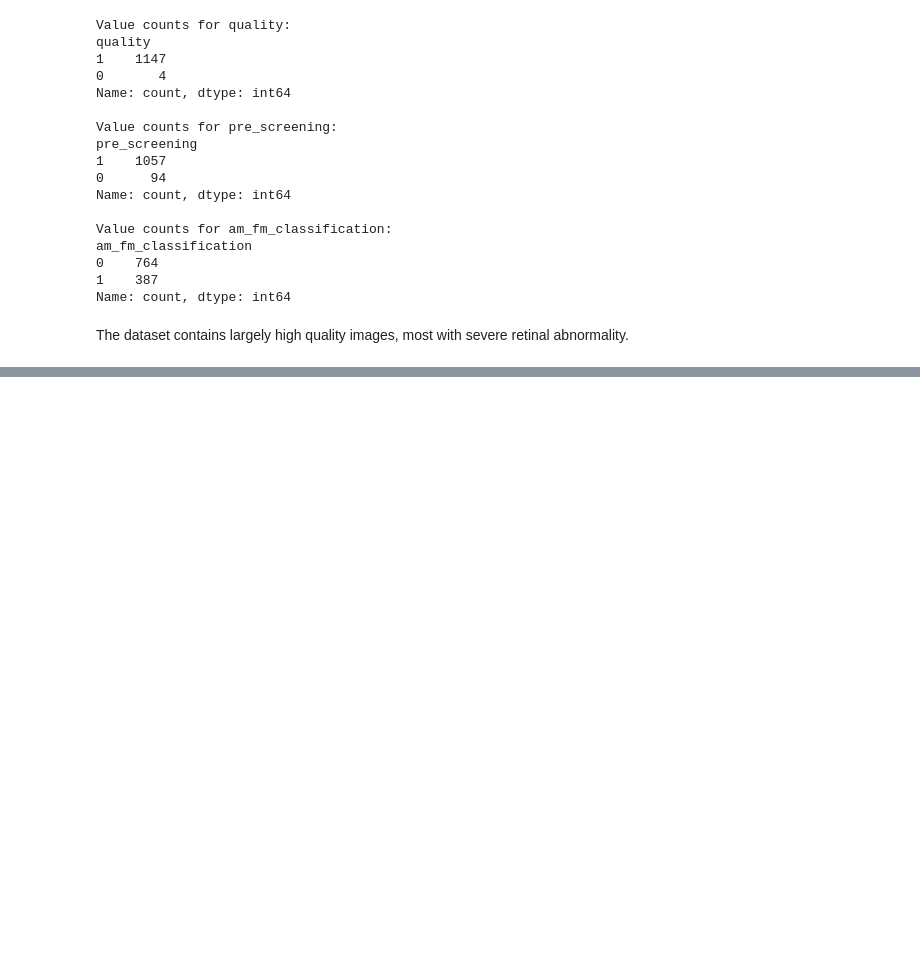
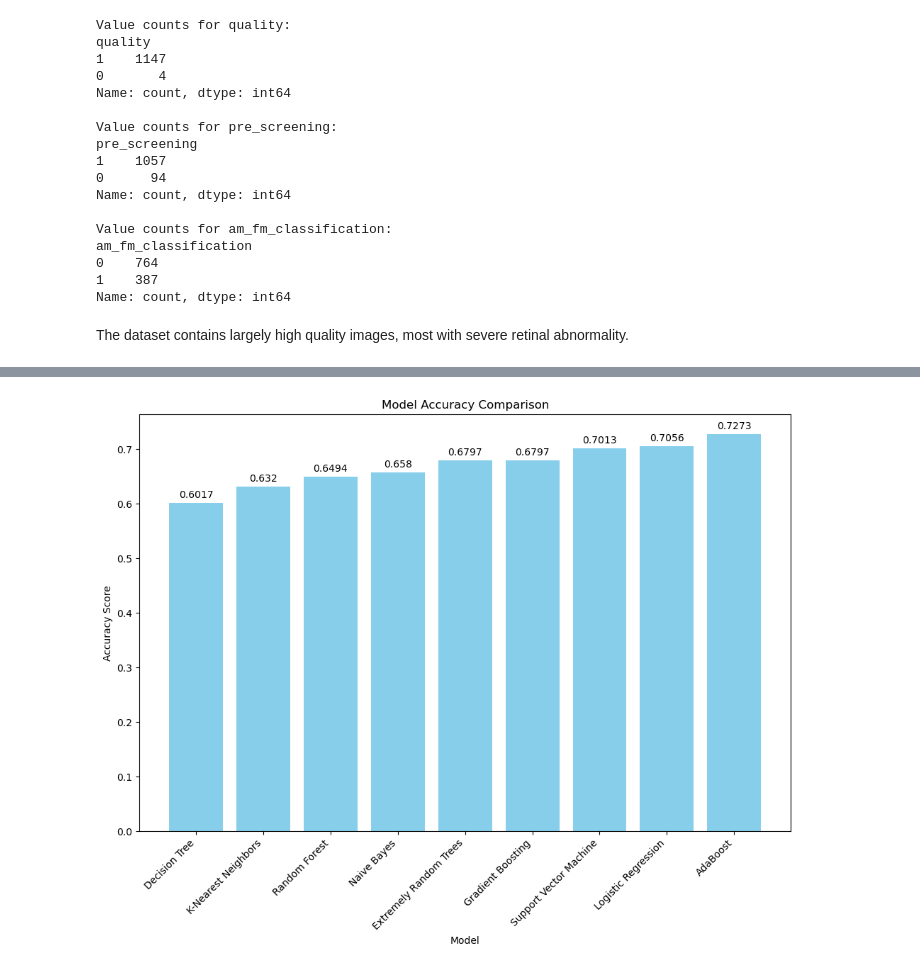
Before and after one commit to leonej01/Project-2-ML-Diabetic-Retinopathy, a Jupyter notebook: Starter_file.ipynb, the cells around one changed output, grey strips where cells are left out. Drawn from its saved outputs; the diff is of its cells as text; code cells hidden in the pictures; blank space fills up the shorter version.

Commit message:
added EachModel file, png & modified starter

```diff
--- a/Starter_file.ipynb
+++ b/Starter_file.ipynb
@@ -202,0 +123,19 @@ Image(graph.create_png())
+# %%
+#
+model_scores = []
+
+for name, model in models:
+    pipe = Pipeline([('scaler', StandardScaler()),(name, model)])
+    model_score  = pipe.fit(X_train, y_train).score(X_test, y_test)
+    print(f"Fitting {name}...")
+    model_scores.append((name, model_score))
+
+    # Predict on the test data
+    y_pred = pipe.predict(X_test)
+
+    # Evaluate the model
+    accuracy = accuracy_score(y_test, y_pred)
+    print(f"Evaluating {name}...")
+    print(f"Accuracy: {accuracy:.4f}")
+    print(f"Confusion Matrix:\n{confusion_matrix(y_test, y_pred)}\n")
+    print(f"Classification Report:\n{classification_report(y_test, y_pred)}")
@@ -202,0 +160,31 @@ Image(graph.create_png())
+# %%
+# Plot Model Scores for Comparison
+
+def plot_model_scores(model_scores):
+    # Sort model_scores by the score, which is the second item in each tuple
+    sorted_scores = sorted(model_scores, key=lambda x: x[1])
+
+    # Unpack model names and their scores into separate lists
+    names, scores = zip(*sorted_scores)
+
+    # Create a bar chart
+    plt.figure(figsize=(10, 8))  # Set the figure size for better readability
+    bars = plt.bar(names, scores, color='skyblue')  # Plot the sorted scores with model names as x-axis labels
+
+    plt.xlabel('Model')  # Set x-axis label
+    plt.ylabel('Accuracy Score')  # Set y-axis label
+    plt.title('Model Accuracy Comparison')  # Set the title of the chart
+    plt.xticks(rotation=45, ha='right')  # Rotate the x-axis labels for better readability
+
+    # Add a data label on top of each bar
+    for bar in bars:
+        yval = bar.get_height()
+        plt.text(bar.get_x() + bar.get_width()/2, yval + 0.005, round(yval, 4), ha='center', va='bottom')
+
+    # Display the plot
+    plt.tight_layout()  # Adjust layout to not cut off labels
+    plt.show()
+
+plot_model_scores(model_scores)
+# %% [output]
+[figure, added]
```
Also changed, not shown: parts of 13 cells of this notebook, 3 other files.
